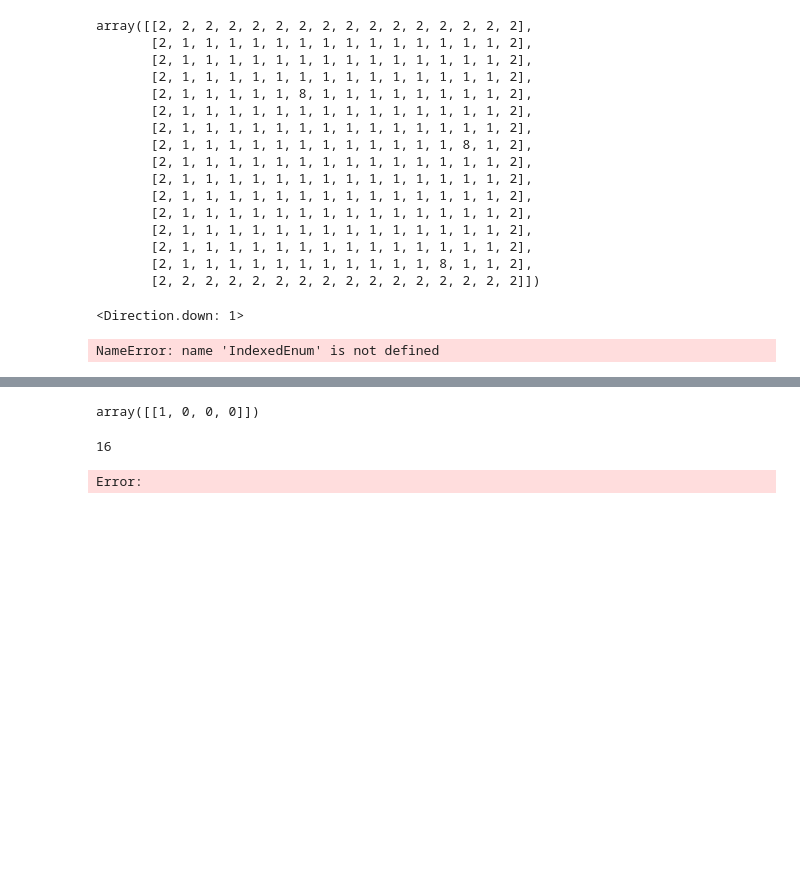
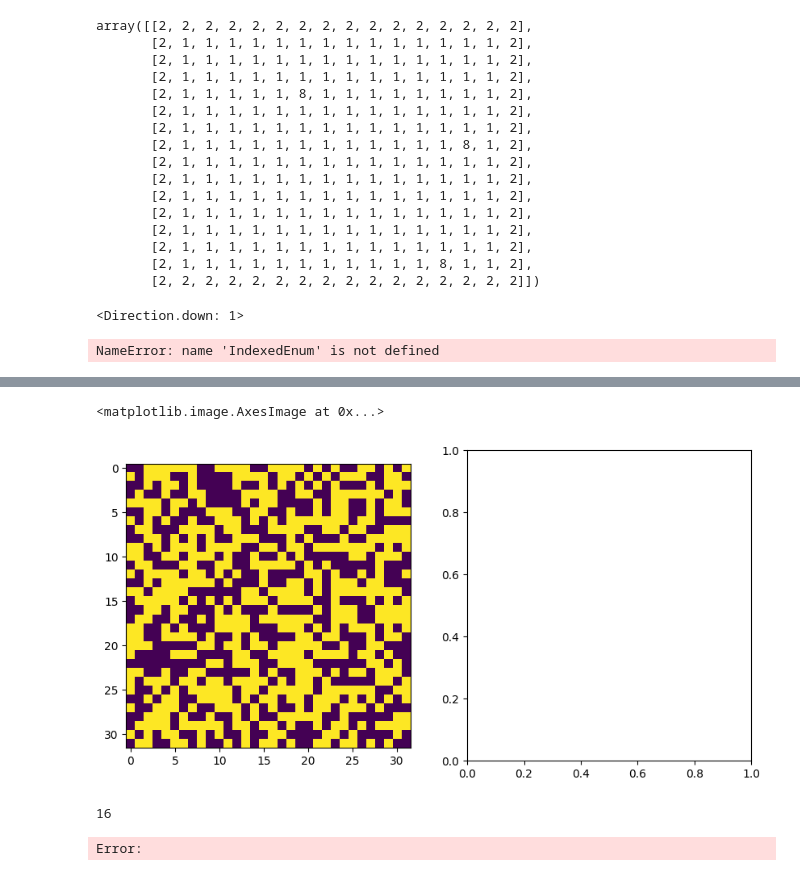
Before and after one commit to chen-yuan-zhang/agr_agents, a Jupyter notebook: tester.ipynb, the cells around one changed output, grey strips where cells are left out. Saved outputs shown, nothing was run; the diff lists cells and outputs as text; code cells hidden in the pictures; blank space fills up the shorter version.

```diff
--- a/tester.ipynb
+++ b/tester.ipynb
@@ -392,7 +392,10 @@ axs[0].imshow(grid, interpolation='nearest')
-# %%
-grid[center:center+1, center-4:center]
-# %% [output]
-array([[1, 0, 0, 0]])
+# %%
+cost_map = (np.random.random((grid.shape[0], grid.shape[1])) > 0.5).astype(int)
+fig, axs = plt.subplots(1, 2, figsize=(10, 5))
+axs[0].imshow(cost_map, interpolation='nearest')
+# %% [output]
+<matplotlib.image.AxesImage at 0x...>
+[figure, added]
 # %%
 center
 # %% [output]
```
Also changed, not shown: parts of 1 cell of this notebook, 4 other files.
